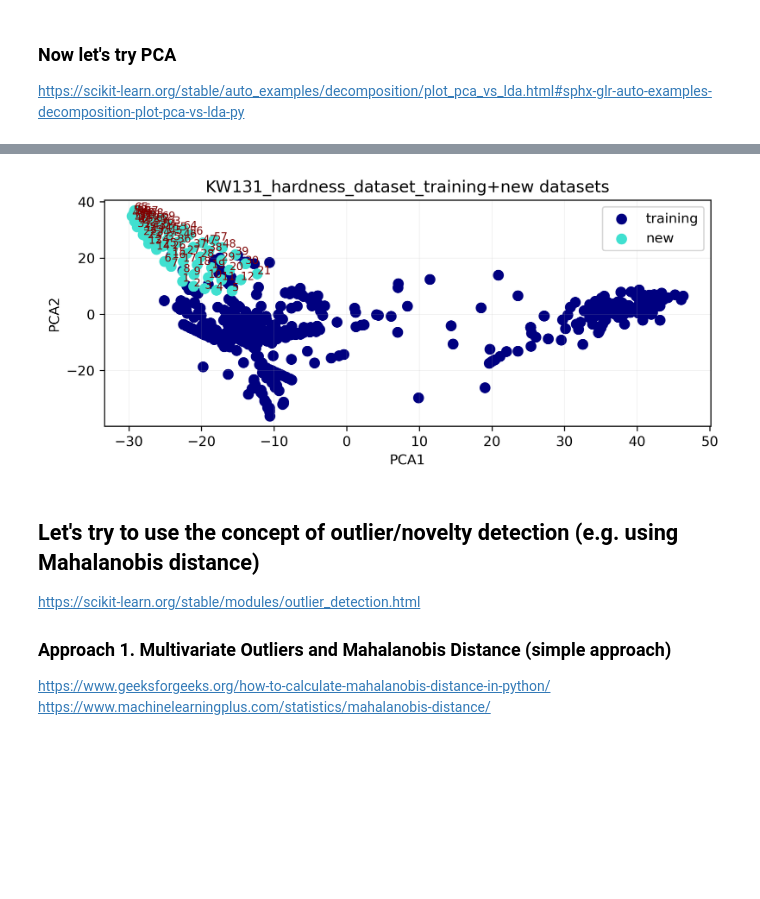
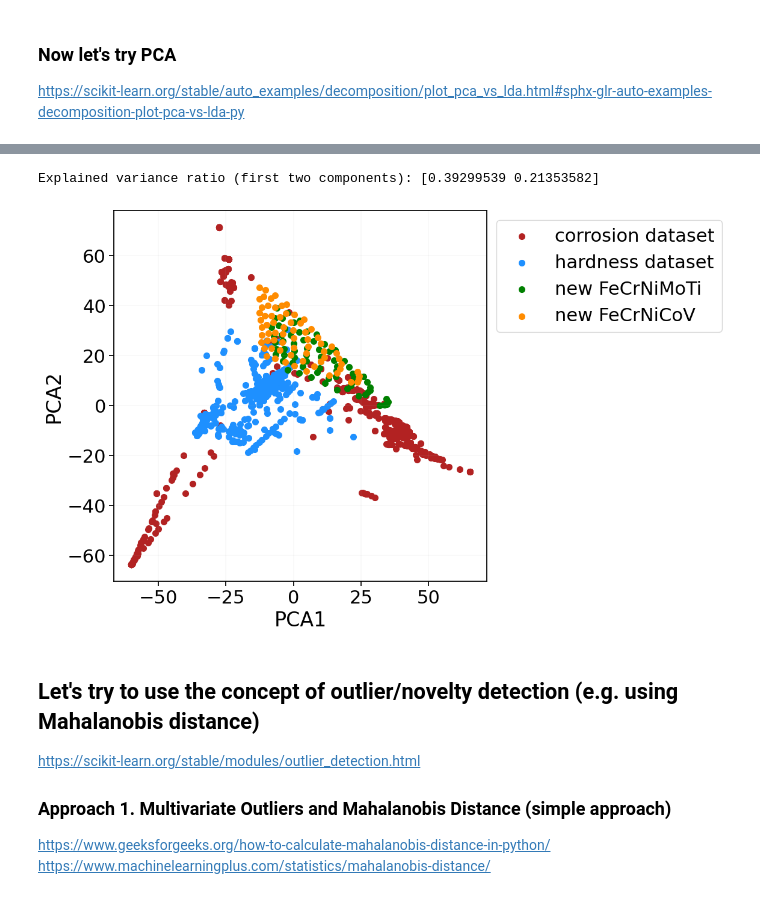
Before and after one commit to YXWU2014/CCA_representation_ML, a Jupyter notebook: Dataset_EDA_Pairplot_PCA_Mahalanobis/EDA_PCA_Mahalanobis.ipynb, the cells around one changed output, grey strips where cells are left out. Cells and saved outputs as stored; diff of their text form; code cells hidden in the pictures; blank space fills up the shorter version.

```diff
--- a/Dataset_EDA_Pairplot_PCA_Mahalanobis/EDA_PCA_Mahalanobis.ipynb
+++ b/Dataset_EDA_Pairplot_PCA_Mahalanobis/EDA_PCA_Mahalanobis.ipynb
@@ -99,7 +108,12 @@ df_conc_new_FeCrNiMoTi = process_df(df_compo_new_FeCrNiMoTi, 'new FeCrNiMoTi', d
 df_conc_new_FeCrNiCoV = process_df(df_compo_new_FeCrNiCoV, 'new FeCrNiCoV', df_conc)
 
 # Concatenate both new datasets and remove duplicates
-df_conc_new = pd.concat([df_conc_new_FeCrNiMoTi, df_conc_new_FeCrNiCoV], ignore_index=True).fillna(0).drop_duplicates()
+df_conc_new = pd.concat([df_conc,
+                         df_compo_new_FeCrNiMoTi,
+                         df_compo_new_FeCrNiCoV],
+                         ignore_index=True).fillna(0)
+# df_conc_new = df_conc_new.drop_duplicates()
+display(df_conc_new.shape)
 
 # Display the desired data
 for df in [df_conc_new_FeCrNiMoTi, df_conc_new_FeCrNiCoV]:
@@ -202,36 +157,43 @@ plt.show()
-# %%
-# plot again with zoom in
-figure(figsize=(8, 3), dpi=300)
-
-colors = ["navy", "turquoise"]
-lw = 2
-
-for color, i, dataset_name in zip(colors, [0, 1], dataset_names):
-    plt.scatter(
-        X_conc_r[y_conc == i, 0], X_conc_r[y_conc == i, 1], color=color, alpha=1, lw=lw, label=dataset_name
-    )
-
-for i, txt in enumerate(index_conc):
-    if y_conc[i] == 1:
-        plt.annotate(txt, (X_conc_r[i, 0], X_conc_r[i, 1]), color="maroon", alpha=1, fontsize=8)
-
-plt.legend(loc="best", shadow=False, scatterpoints=1)
-plt.xlabel('PCA1')
-plt.ylabel('PCA2')
-plt.title(KW_name+'_'+PT_name+'_training+new datasets')
-
-if PT_name == 'corrosion_PT1':
-    plt.xlim([-30, 20])
-    plt.ylim([-10, 60])
-if PT_name == 'hardness_PT3':
-    plt.xlim([10, 50])
-    plt.ylim([-10, 15])
-
-plt.grid(linewidth = 0.1)
-# plt.savefig(KW_name+'_'+PT_name+'_2D PCA_training+new_zoomin.png', bbox_inches='tight')
-plt.show()
-# %% [output]
-[figure, removed]
+# %%
+from sklearn.decomposition import PCA
+import matplotlib.pyplot as plt
+
+# Prepare the dataset for PCA
+df_conc_pca = df_conc_new.copy()
+
+# Map the "dataset" column to numerical values
+dataset_mapping = {"corrosion dataset": 0, "hardness dataset": 1, "new FeCrNiMoTi": 2, "new FeCrNiCoV": 3}
+df_conc_pca["dataset"] = df_conc_pca["dataset"].map(dataset_mapping)
+
+# Partition the data
+X_conc = df_conc_pca.drop(columns='dataset').values  # Feature matrix
+y_conc = df_conc_pca['dataset'].values  # Target array
+
+# 2D PCA
+pca = PCA(n_components=2)
+X_conc_r = pca.fit_transform(X_conc)
+
+# Print explained variance ratio
+print(f"Explained variance ratio (first two components): {pca.explained_variance_ratio_}")
+
+# plot the projection of PCA analysis
+plt.figure(figsize=(8, 8))
+colors = ["firebrick", "dodgerblue", "green", "darkorange"]
+dataset_names = ["corrosion dataset", "hardness dataset", "new FeCrNiMoTi", "new FeCrNiCoV"]
+
+for color, i, dataset_name in zip(colors, range(len(dataset_names)), dataset_names):
+    plt.scatter(X_conc_r[y_conc == i, 0], X_conc_r[y_conc == i, 1], color=color, alpha=1, lw=2, label=dataset_name)
+
+plt.grid(linewidth=0.1)
+plt.xlabel('PCA1')
+plt.ylabel('PCA2')
+plt.legend(loc="upper left", bbox_to_anchor=(1,1), scatterpoints=1)
+
+plt.savefig('PCA 2D_literature+new.png', bbox_inches='tight')
+plt.show()
+# %% [output]
+Explained variance ratio (first two components): [0.39299539 0.21353582]
+[figure, added]
 # %% [markdown]
 ## Let's try to use the concept of outlier/novelty detection (e.g. using Mahalanobis distance)
 https://scikit-learn.org/stable/modules/outlier_detection.html
```
Also changed, not shown: parts of 10 cells of this notebook, 4 other files.
